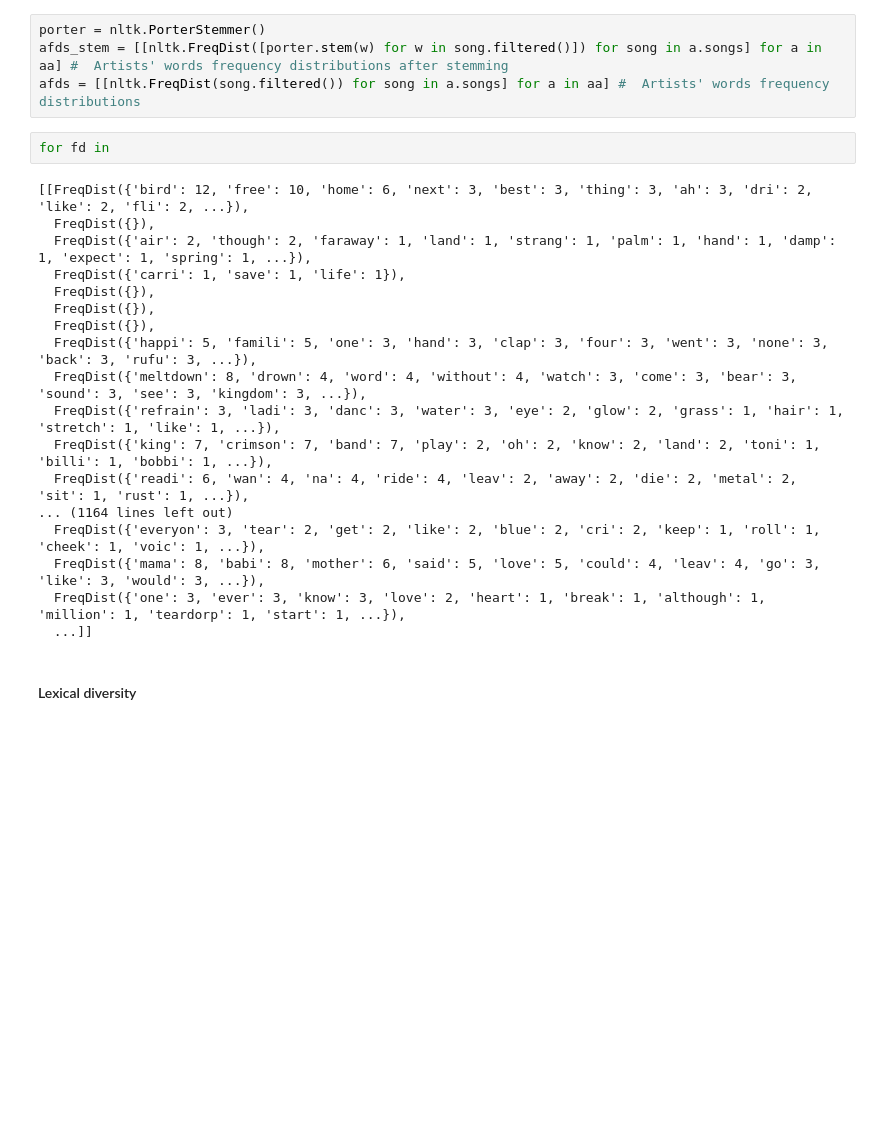
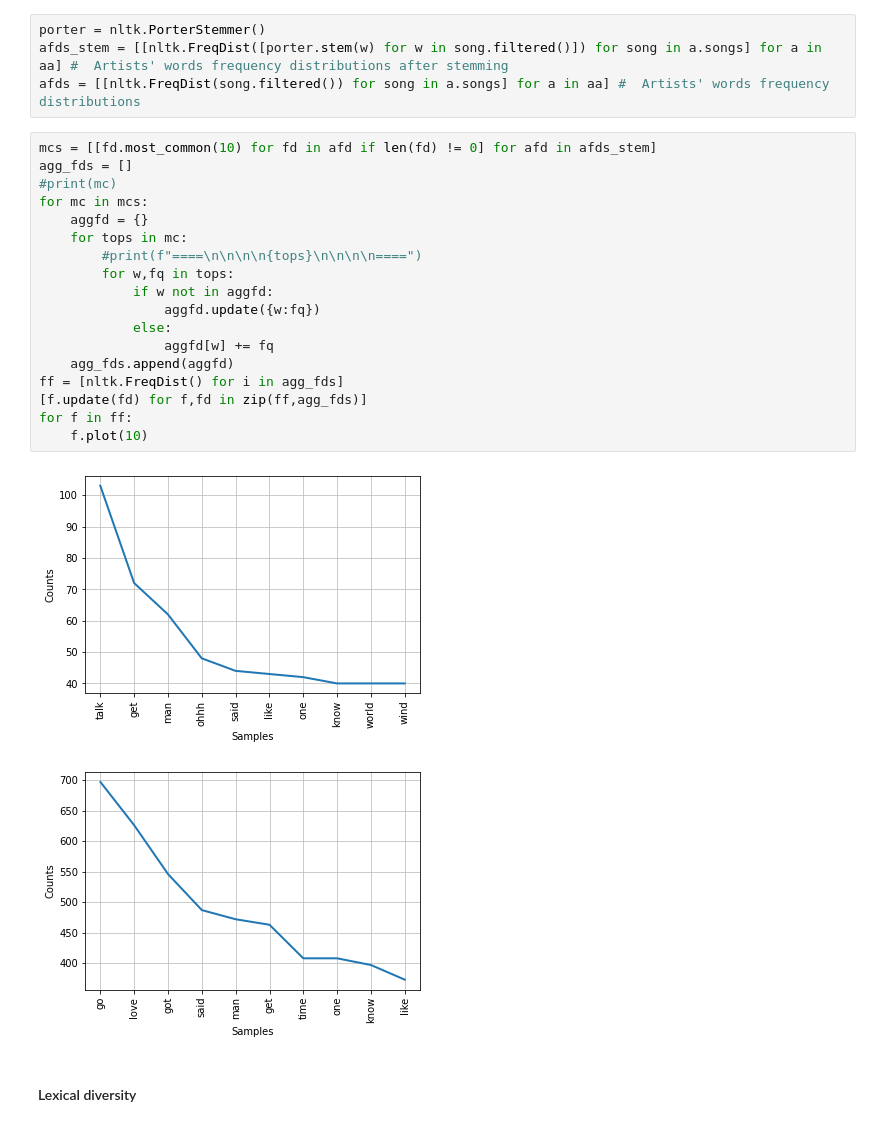
Before and after one commit to TOR-/comp40020_a1, a Jupyter notebook: Assignment One.ipynb, the cells around one changed output. Saved outputs shown, nothing was run; the diff lists cells and outputs as text; blank space fills up the shorter version.

```diff
--- a/Assignment One.ipynb
+++ b/Assignment One.ipynb
@@ -188,26 +278,27 @@ LEXICAL DIVERSITY OF Johnny Cash: 0.08775981524249422
 porter = nltk.PorterStemmer()
 afds_stem = [[nltk.FreqDist([porter.stem(w) for w in song.filtered()]) for song in a.songs] for a in aa] #  Artists' words frequency distributions after stemming
 afds = [[nltk.FreqDist(song.filtered()) for song in a.songs] for a in aa] #  Artists' words frequency distributions
-# %%
-for fd in
-# %% [output]
-[[FreqDist({'bird': 12, 'free': 10, 'home': 6, 'next': 3, 'best': 3, 'thing': 3, 'ah': 3, 'dri': 2, 'like': 2, 'fli': 2, ...}),
-  FreqDist({}),
-  FreqDist({'air': 2, 'though': 2, 'faraway': 1, 'land': 1, 'strang': 1, 'palm': 1, 'hand': 1, 'damp': 1, 'expect': 1, 'spring': 1, ...}),
-  FreqDist({'carri': 1, 'save': 1, 'life': 1}),
-  FreqDist({}),
-  FreqDist({}),
-  FreqDist({}),
-  FreqDist({'happi': 5, 'famili': 5, 'one': 3, 'hand': 3, 'clap': 3, 'four': 3, 'went': 3, 'none': 3, 'back': 3, 'rufu': 3, ...}),
-  FreqDist({'meltdown': 8, 'drown': 4, 'word': 4, 'without': 4, 'watch': 3, 'come': 3, 'bear': 3, 'sound': 3, 'see': 3, 'kingdom': 3, ...}),
-  FreqDist({'refrain': 3, 'ladi': 3, 'danc': 3, 'water': 3, 'eye': 2, 'glow': 2, 'grass': 1, 'hair': 1, 'stretch': 1, 'like': 1, ...}),
-  FreqDist({'king': 7, 'crimson': 7, 'band': 7, 'play': 2, 'oh': 2, 'know': 2, 'land': 2, 'toni': 1, 'billi': 1, 'bobbi': 1, ...}),
-  FreqDist({'readi': 6, 'wan': 4, 'na': 4, 'ride': 4, 'leav': 2, 'away': 2, 'die': 2, 'metal': 2, 'sit': 1, 'rust': 1, ...}),
-... (1164 lines left out)
-  FreqDist({'everyon': 3, 'tear': 2, 'get': 2, 'like': 2, 'blue': 2, 'cri': 2, 'keep': 1, 'roll': 1, 'cheek': 1, 'voic': 1, ...}),
-  FreqDist({'mama': 8, 'babi': 8, 'mother': 6, 'said': 5, 'love': 5, 'could': 4, 'leav': 4, 'go': 3, 'like': 3, 'would': 3, ...}),
-  FreqDist({'one': 3, 'ever': 3, 'know': 3, 'love': 2, 'heart': 1, 'break': 1, 'although': 1, 'million': 1, 'teardorp': 1, 'start': 1, ...}),
-  ...]]
+# %%
+mcs = [[fd.most_common(10) for fd in afd if len(fd) != 0] for afd in afds_stem]
+agg_fds = []
+#print(mc)
+for mc in mcs:
+    aggfd = {}
+    for tops in mc:
+        #print(f"====\n\n\n\n{tops}\n\n\n\n====")
+        for w,fq in tops:
+            if w not in aggfd:
+                aggfd.update({w:fq})
+            else:
+                aggfd[w] += fq
+    agg_fds.append(aggfd)
+ff = [nltk.FreqDist() for i in agg_fds]
+[f.update(fd) for f,fd in zip(ff,agg_fds)]
+for f in ff:
+    f.plot(10)
+# %% [output]
+[figure, added]
+[figure, added]
 # %% [markdown]
 #### Lexical diversity
 # %%
```
Also changed, not shown: parts of 23 cells of this notebook, 15 other files.
